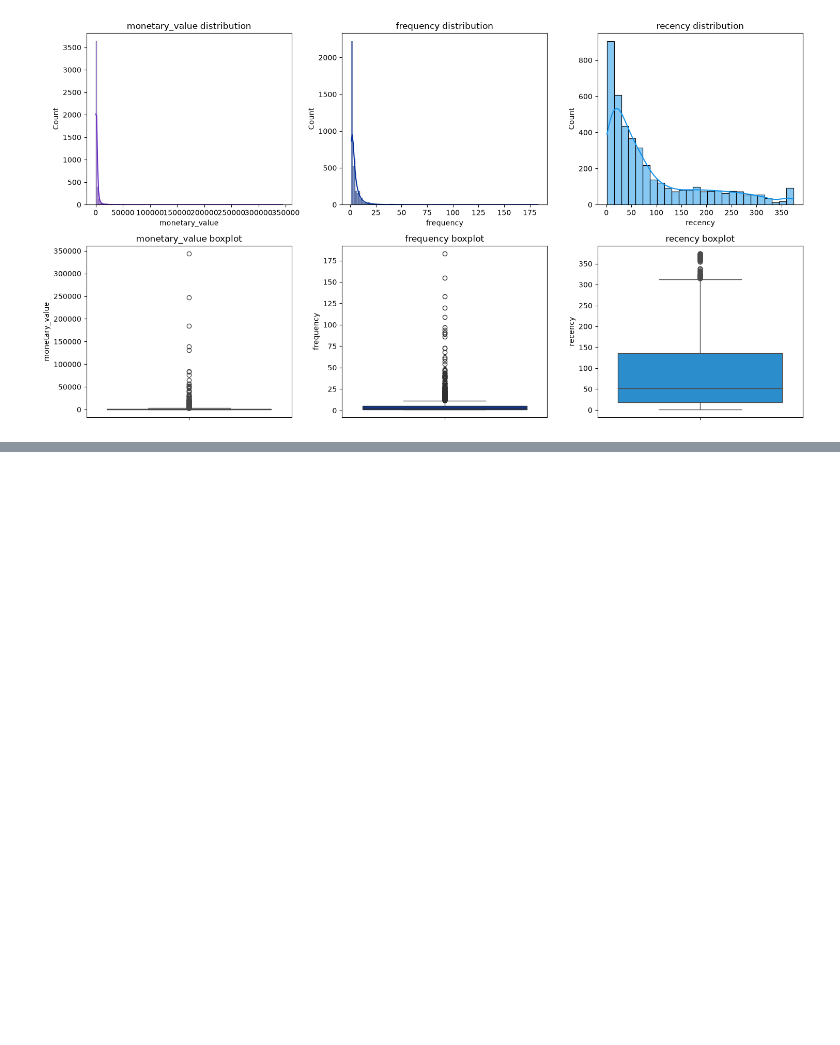
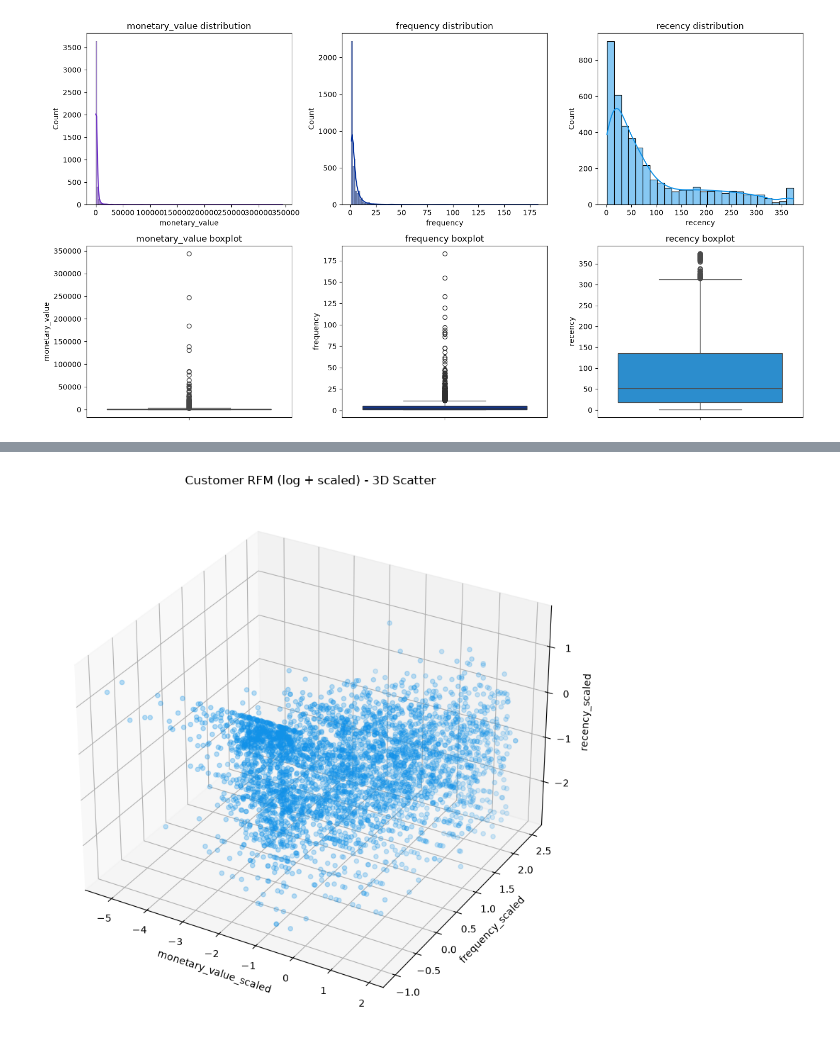
Before and after one commit to Avneesh-b7/product_analytics, a Jupyter notebook: k-means clustering/kmeans_clustering.ipynb, the cells around one changed output, grey strips where cells are left out. Saved outputs shown, nothing was run; the diff lists cells and outputs as text; code cells hidden in the pictures; blank space fills up the shorter version.

```diff
--- a/k-means clustering/kmeans_clustering.ipynb
+++ b/k-means clustering/kmeans_clustering.ipynb
@@ -525,0 +719,17 @@ plt.show()
+# %%
+customer_df['monetary_value_log'] = np.log1p(customer_df['monetary_value'])
+customer_df['frequency_log'] = np.log1p(customer_df['frequency'])
+customer_df['recency_log'] = np.log1p(customer_df['recency'])
+# %%
+from sklearn.preprocessing import StandardScaler
+
+scaler = StandardScaler()
+scaled_features = scaler.fit_transform(customer_df[['monetary_value_log', 'frequency_log', 'recency_log']])
+
+customer_df_scaled = pd.DataFrame(
+    scaled_features,
+    columns=['monetary_value_scaled', 'frequency_scaled', 'recency_scaled'],
+    index=customer_df.index
+)
+
+customer_df_scaled
@@ -525,0 +750,5 @@ plt.show()
+# %%
+#  adding the customer id col
+customer_df_scaled['Customer ID'] = customer_df['Customer ID'].values
+
+customer_df_scaled
@@ -525,0 +769,23 @@ plt.show()
+# %%
+# 3D scatter - monetary on x
+fig = plt.figure(figsize=(10, 8))
+ax = fig.add_subplot(111, projection='3d')
+
+ax.scatter(
+    customer_df_scaled['monetary_value_scaled'],
+    customer_df_scaled['frequency_scaled'],
+    customer_df_scaled['recency_scaled'],
+    color='#1192e8',
+    alpha=0.6,
+    s=20
+)
+
+ax.set_xlabel('monetary_value_scaled')
+ax.set_ylabel('frequency_scaled')
+ax.set_zlabel('recency_scaled')
+ax.set_title('Customer RFM (log + scaled) - 3D Scatter')
+
+plt.tight_layout()
+plt.show()
+# %% [output]
+[figure, added]
```
Also changed, not shown: parts of 17 cells of this notebook, 4 other files.
